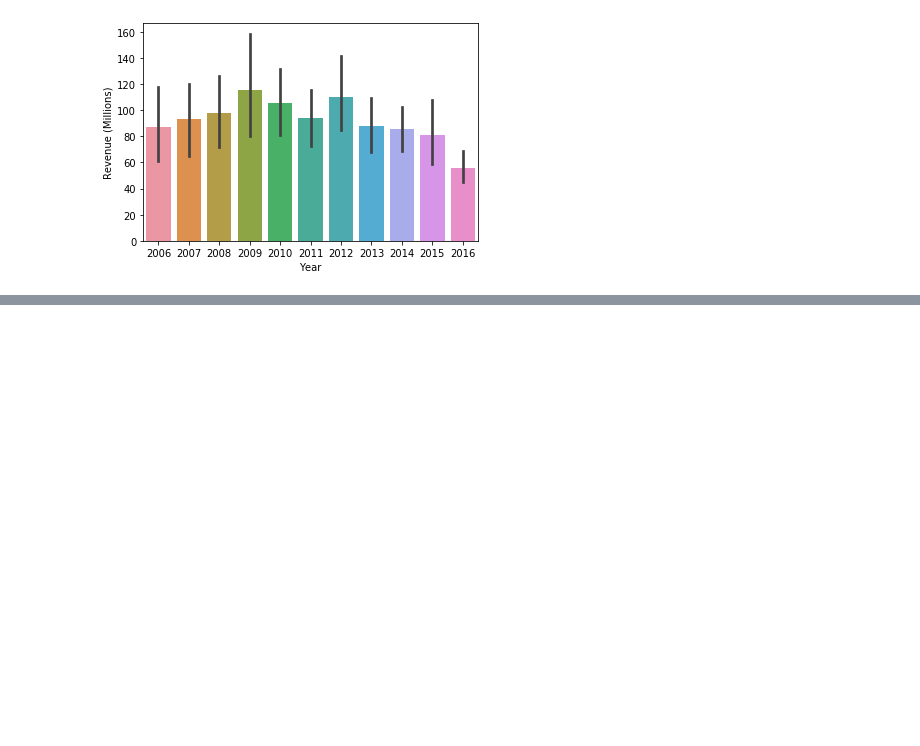
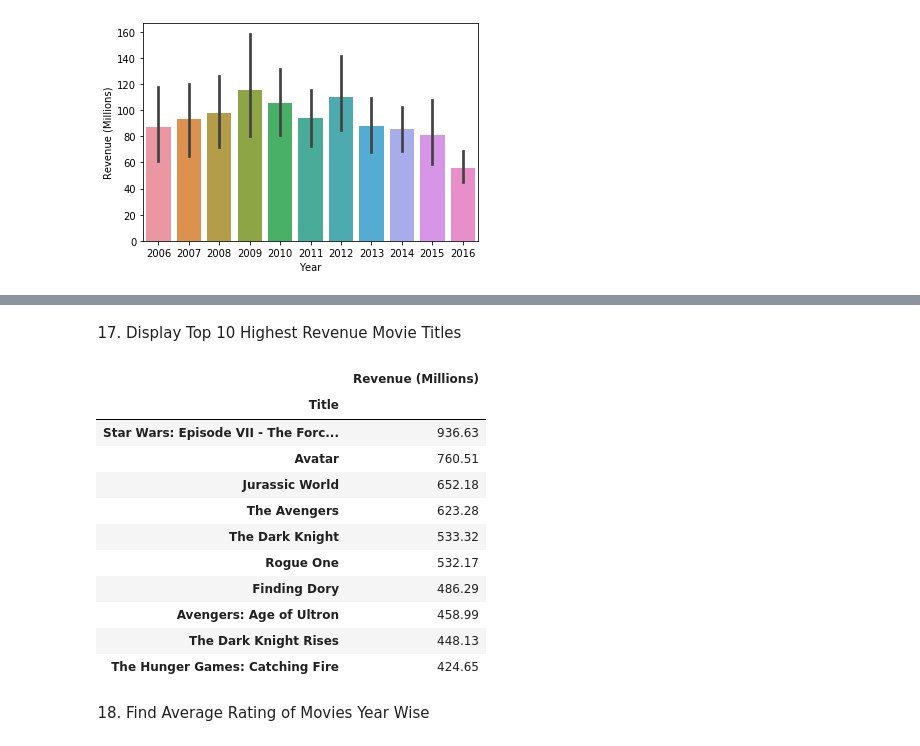
Before and after one commit to achmegantara/imdb-movie-analysis, a Jupyter notebook: imdb.ipynb, the cells around one changed output, grey strips where cells are left out. Drawn from its saved outputs; the diff is of its cells as text; code cells hidden in the pictures; blank space fills up the shorter version.

```diff
--- a/imdb.ipynb
+++ b/imdb.ipynb
@@ -198,0 +304,19 @@ sns.barplot(x='Year', y='Revenue (Millions)', data=data)
+# %% [markdown]
+17. Display Top 10 Highest Revenue Movie Titles
+# %%
+data.nlargest(10, 'Revenue (Millions)')[['Title', 'Revenue (Millions)']].set_index('Title')
+# %% [output]
+|  | Revenue (Millions) |
+| Title |  |
+| Star Wars: Episode VII - The Forc... | 936.63 |
+| Avatar | 760.51 |
+| Jurassic World | 652.18 |
+| The Avengers | 623.28 |
+| The Dark Knight | 533.32 |
+| Rogue One | 532.17 |
+| Finding Dory | 486.29 |
+| Avengers: Age of Ultron | 458.99 |
+| The Dark Knight Rises | 448.13 |
+| The Hunger Games: Catching Fire | 424.65 |
+# %% [markdown]
+18.  Find Average Rating of Movies Year Wise
```
Also changed, not shown: parts of 14 cells of this notebook, 1 other file.
